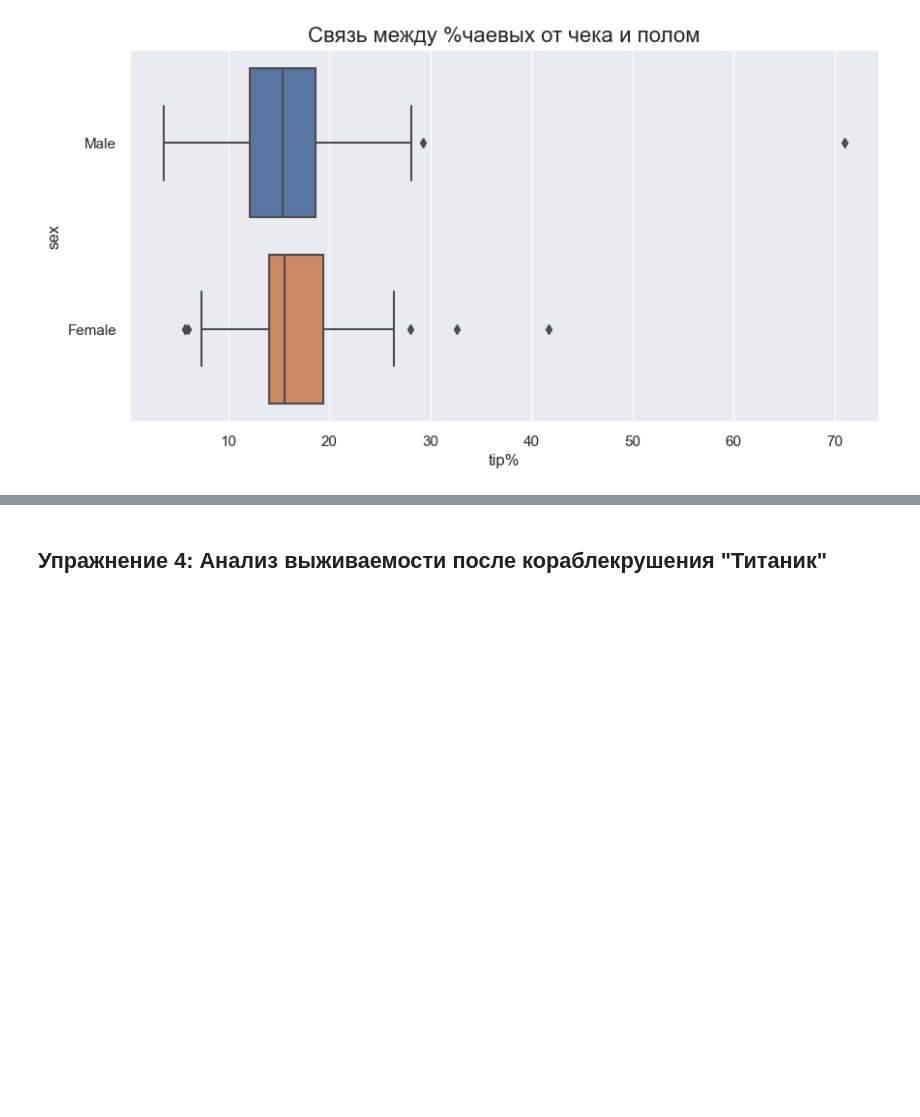
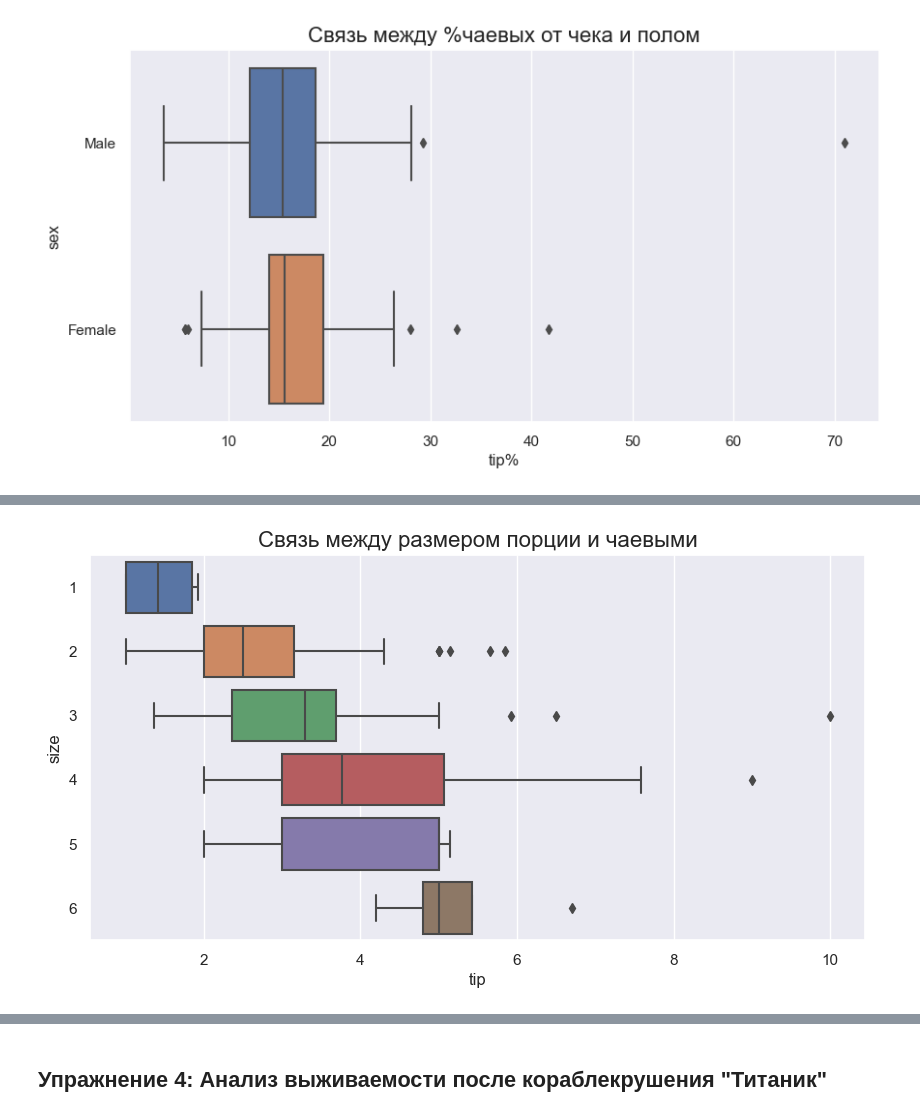
Before and after one commit to GridasovAlex/python_visualization, a Jupyter notebook: practice.ipynb, the cells around one changed output, grey strips where cells are left out. Cells and saved outputs as stored; diff of their text form; code cells hidden in the pictures; blank space fills up the shorter version.

```diff
--- a/practice.ipynb
+++ b/practice.ipynb
@@ -199,0 +229,9 @@ plt.show();
+# %%
+fig, ax = plt.subplots(figsize=(10,5))
+
+sns.boxplot(data=data, y='size', x='tip', orient='h')
+ax.set_title('Связь между размером порции и чаевыми', fontsize = 16)
+
+plt.show();
+# %% [output]
+[figure, added]
```
Also changed, not shown: parts of 4 cells of this notebook.
